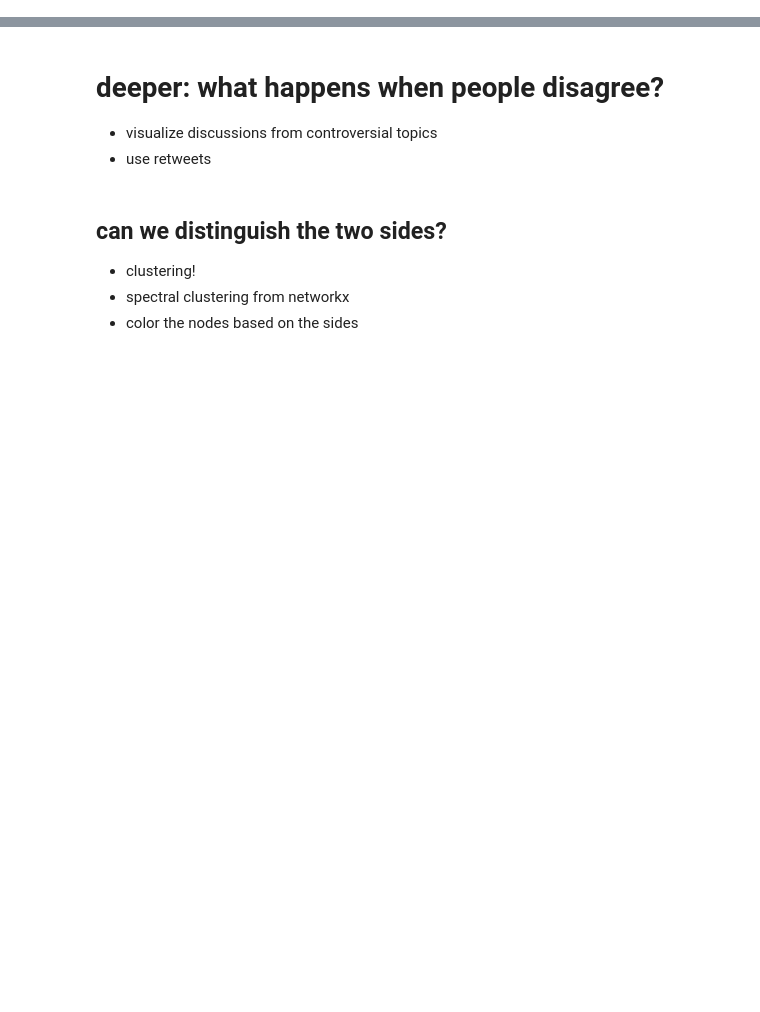
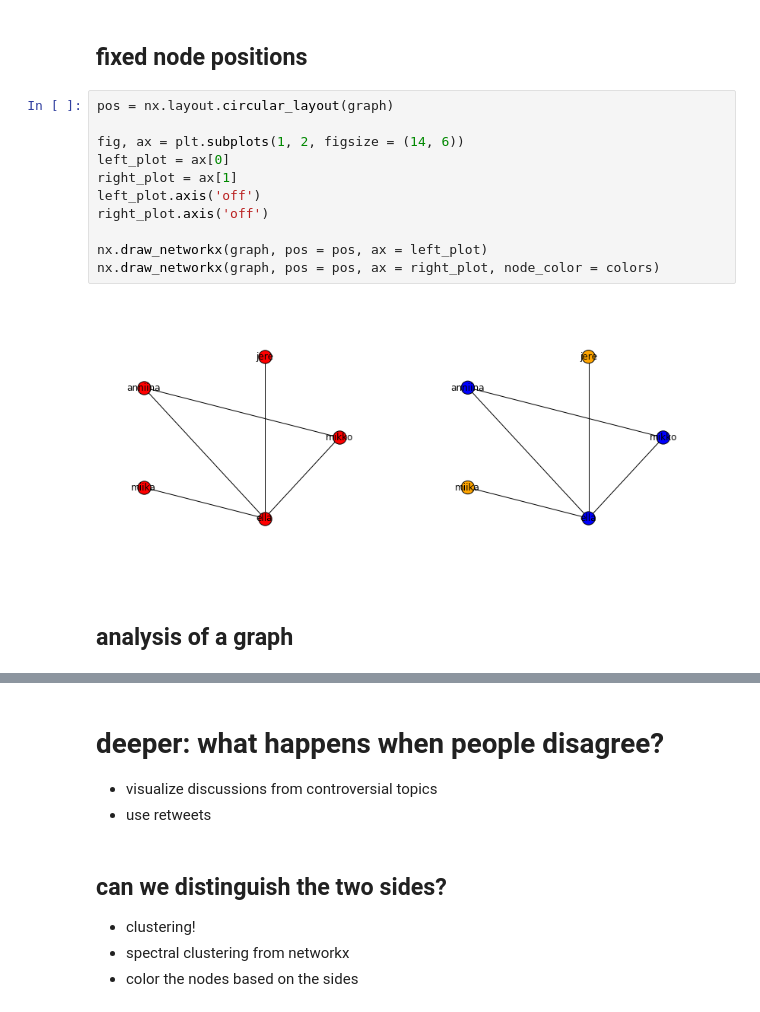
Before and after one commit to mmathioudakis/pycon2016polarization, a Jupyter notebook: networkx_twitter.ipynb, the cells around one changed output, grey strips where cells are left out. Cells and saved outputs as stored; diff of their text form; blank space fills up the shorter version.

```diff
--- a/networkx_twitter.ipynb
+++ b/networkx_twitter.ipynb
@@ -28,0 +124,17 @@
+# %% [markdown]
+## fixed node positions
+# %%
+pos = nx.layout.circular_layout(graph)
+
+fig, ax = plt.subplots(1, 2, figsize = (14, 6))
+left_plot = ax[0]
+right_plot = ax[1]
+left_plot.axis('off')
+right_plot.axis('off')
+
+nx.draw_networkx(graph, pos = pos, ax = left_plot)
+nx.draw_networkx(graph, pos = pos, ax = right_plot, node_color = colors)
+# %% [output]
+[figure, added]
+# %% [markdown]
+## analysis of a graph
```
Also changed, not shown: parts of 29 cells of this notebook, 6 other files.
